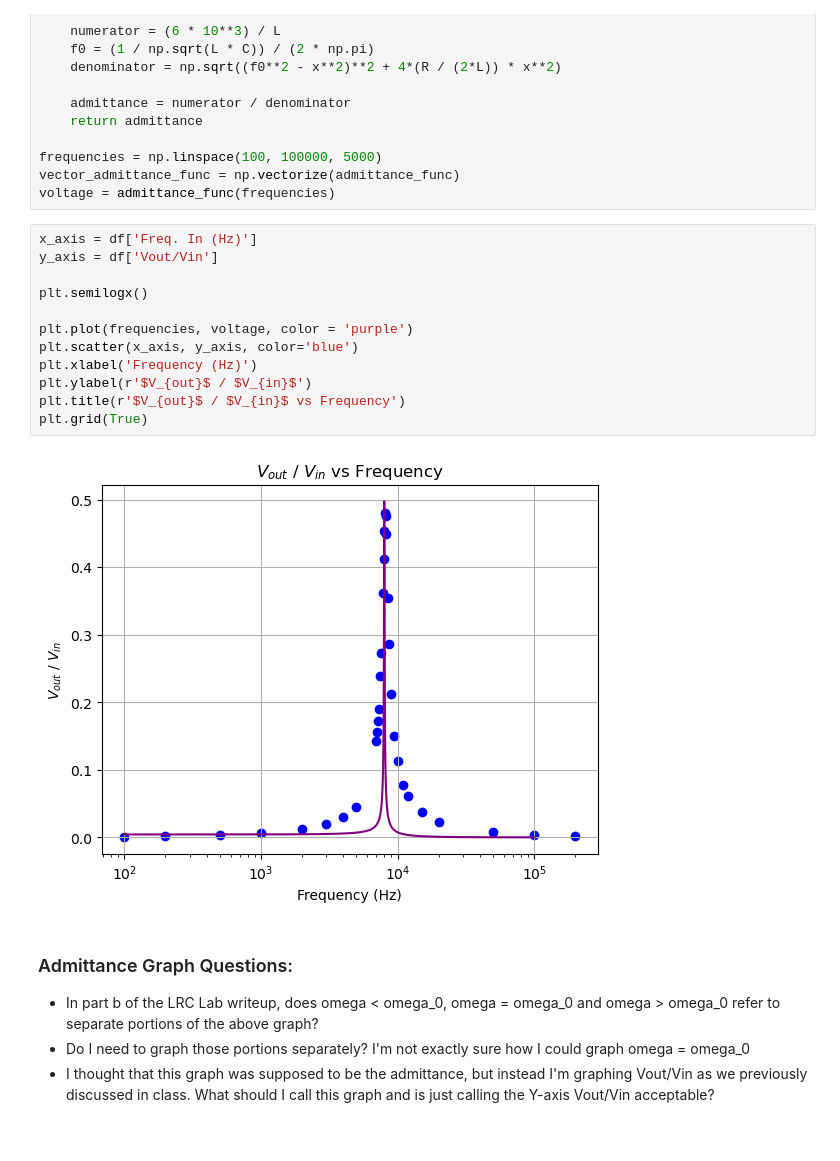
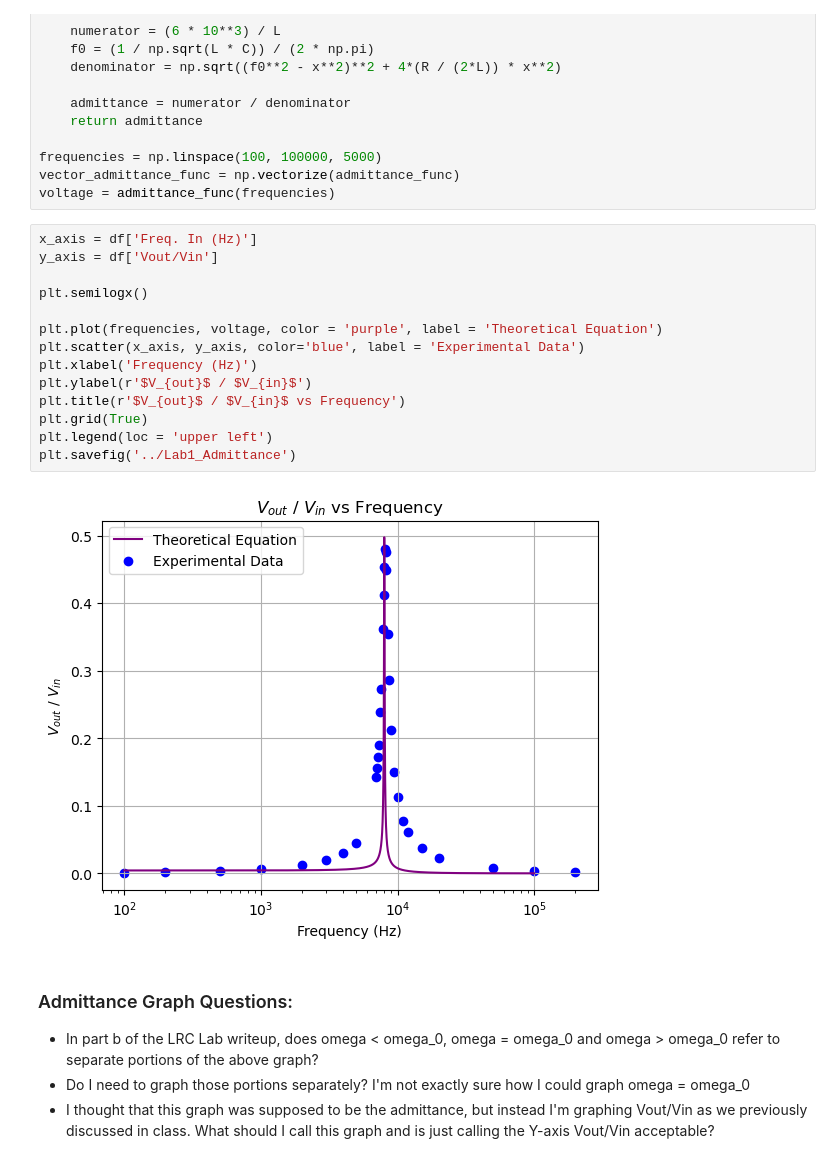
Before and after one commit to xspoole/PhysicsNotebooks, a Jupyter notebook: PH424_Lab1.ipynb, the cells around one changed output. Saved outputs shown, nothing was run; the diff lists cells and outputs as text.

```diff
--- a/PH424_Lab1.ipynb
+++ b/PH424_Lab1.ipynb
@@ -58,17 +58,19 @@ voltage = admittance_func(frequencies)
 # %%
 x_axis = df['Freq. In (Hz)']
 y_axis = df['Vout/Vin']
 
 plt.semilogx()
 
-plt.plot(frequencies, voltage, color = 'purple')
-plt.scatter(x_axis, y_axis, color='blue')
+plt.plot(frequencies, voltage, color = 'purple', label = 'Theoretical Equation')
+plt.scatter(x_axis, y_axis, color='blue', label = 'Experimental Data')
 plt.xlabel('Frequency (Hz)')
 plt.ylabel(r'$V_{out}$ / $V_{in}$')
 plt.title(r'$V_{out}$ / $V_{in}$ vs Frequency')
 plt.grid(True)
+plt.legend(loc = 'upper left')
+plt.savefig('../Lab1_Admittance')
 # %% [output]
-[figure, old version]
+[figure, new version]
 # %% [markdown]
 ### Admittance Graph Questions:
 - In part b of the LRC Lab writeup, does omega < omega_0, omega = omega_0 and omega > omega_0 refer to separate portions of the above graph?
```
Also changed, not shown: parts of 1 cell of this notebook.
